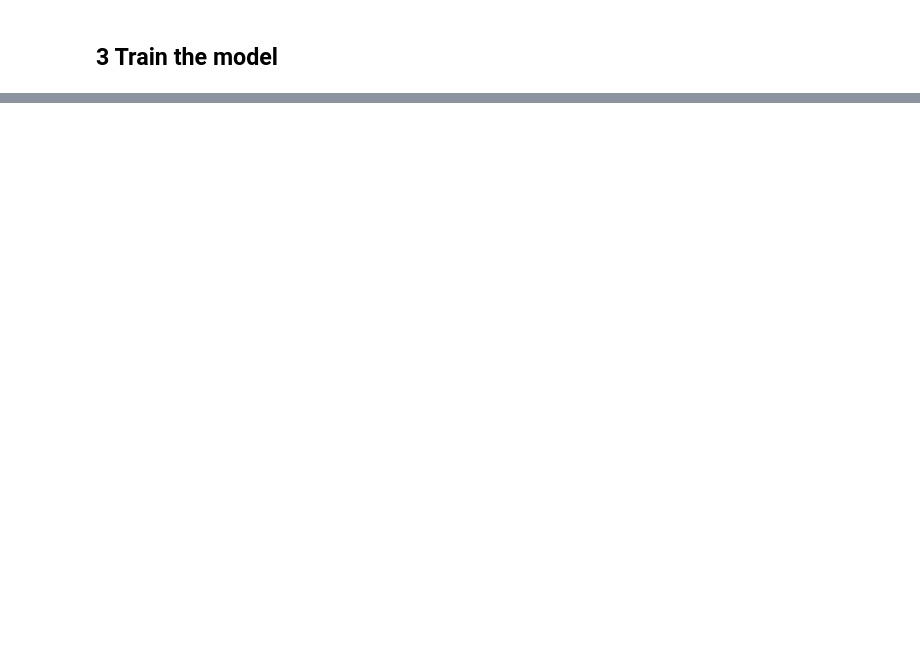
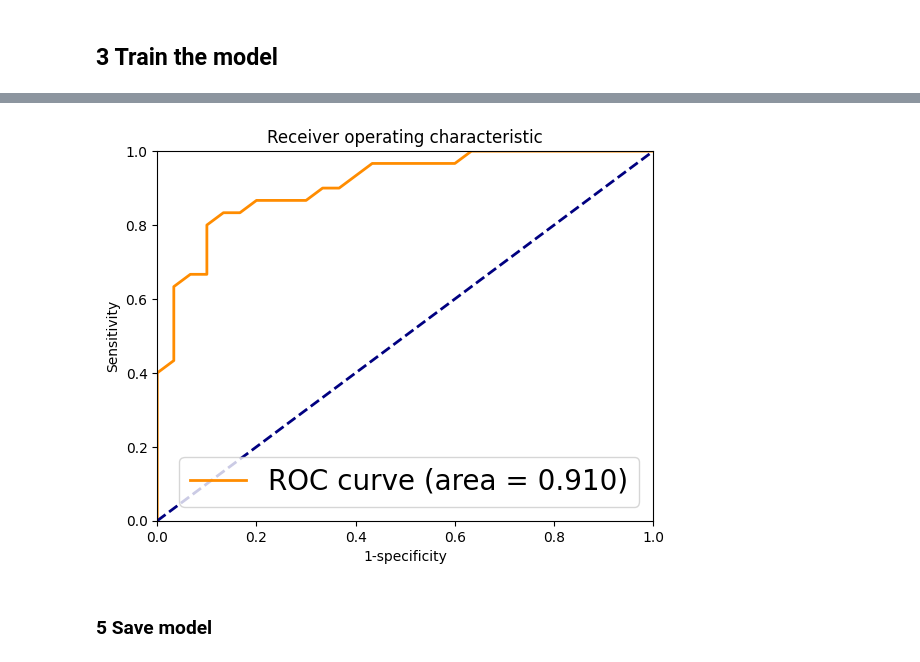
Before and after one commit to Rhythm1821/Chest-Disease-Identifier, a Jupyter notebook: Chest_Disease_Detection.ipynb, the cells around one changed output, grey strips where cells are left out. Saved outputs shown, nothing was run; the diff lists cells and outputs as text; code cells hidden in the pictures; blank space fills up the shorter version.

```diff
--- a/Chest_Disease_Detection.ipynb
+++ b/Chest_Disease_Detection.ipynb
@@ -252,0 +419,48 @@ Done funneling data!
+# %%
+def create_auc_curve(classifications):
+  squares = {}
+  for x in classifications:
+    conf = x[4]
+    TP, FP, TN, FN = 0, 0, 0, 0
+    for row in classifications:
+      assert (row[2] == "neg" or row[2] == "pos")
+      if row[2] == "neg":
+        if float(row[4]) < conf: TN += 1
+        else: FP += 1
+      else:
+        if float(row[4]) > conf: TP += 1
+        else: FN += 1
+    squares[conf] = [TP, FP, TN, FN]
+  # now we have a list of stuff: convert to
+  sens_spec = {}
+  for entry in squares:
+    sens = squares[entry][0] / float(squares[entry][0] + squares[entry][3])
+    spec = squares[entry][2] / float(squares[entry][2] + squares[entry][1])
+    sens_spec[entry] = (1-spec, sens)
+  return squares, sens_spec
+
+squares, sens_spec = create_auc_curve(sorted_results)
+
+x = []
+y = []
+for point in sens_spec.keys():
+  x.append(sens_spec[point][0])
+  y.append(sens_spec[point][1])
+
+auc = sklearn.metrics.auc(x, y)
+
+plt.figure()
+lw = 2
+plt.plot(x, y, color='darkorange', lw=lw, label='ROC curve (area = %0.3f)' % auc)
+plt.plot([0, 1], [0, 1], color='navy', lw=lw, linestyle='--')
+plt.xlim([0.0, 1.0])
+plt.ylim([0.0, 1.0])
+plt.ylabel('Sensitivity')
+plt.xlabel('1-specificity')
+plt.title('Receiver operating characteristic')
+plt.legend(loc="lower right", fontsize=20)
+plt.show()
+# %% [output]
+[figure, added]
+# %% [markdown]
+### 5 Save model
```
Also changed, not shown: parts of 20 cells of this notebook.
